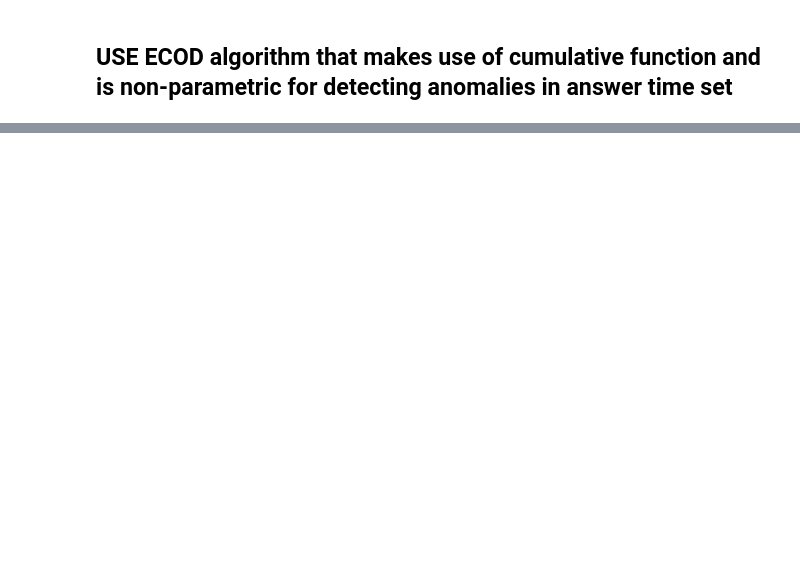
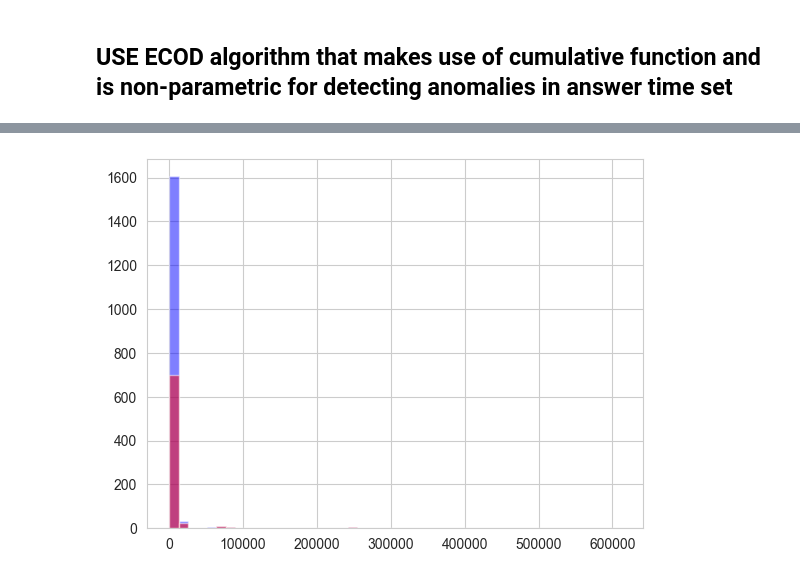
Before and after one commit to worldbank/rissk, a Jupyter notebook: notebooks/15_process_f__pause_duration.ipynb, the cells around one changed output, grey strips where cells are left out. Saved outputs shown, nothing was run; the diff lists cells and outputs as text; code cells hidden in the pictures; blank space fills up the shorter version.

```diff
--- a/notebooks/15_process_f__pause_duration.ipynb
+++ b/notebooks/15_process_f__pause_duration.ipynb
@@ -172,4 +80,4 @@ thres.thresh_
 # %%
-df['anomaly'] = model.predict(df[[feature_name]])
+df['anomaly'] = model.predict(df[['frequency']])
 # %%
 df['anomaly'].value_counts(), df['anomaly'].value_counts()/df['anomaly'].count()
@@ -181,15 +91,17 @@ df['anomaly'].value_counts()
 # %%
-c=12*31#48*5
-data_true = df[(df['anomaly']==0)&(df[feature_name]<c)][feature_name]/12
-data_false = df[(df['anomaly']==1)&(df[feature_name]<c)][feature_name]/12
+c=60*100000#48*5
+data_true = df[(df['anomaly']==0)&(df[feature_name]<c)][feature_name]
+data_false = df[(df['anomaly']==1)&(df[feature_name]<c)][feature_name]
 
 # Determine the bin edges based on the entire dataset
-bins = np.histogram_bin_edges(df[(df[feature_name]<c)][feature_name]/12, bins=48)
+bins = np.histogram_bin_edges(df[(df[feature_name]<c)][feature_name], bins=48)
 
 
 plt.hist(data_true, bins=bins, alpha=0.5, color='blue', label='True')
 plt.hist(data_false, bins=bins, alpha=0.5, color='red', label='False')
 plt.show()
+# %% [output]
+[figure, added]
 # %%
 sns.boxplot(df,y=feature_name, x='anomaly')
 plt.show()
```
Also changed, not shown: parts of 36 cells of this notebook, 21 other files.
